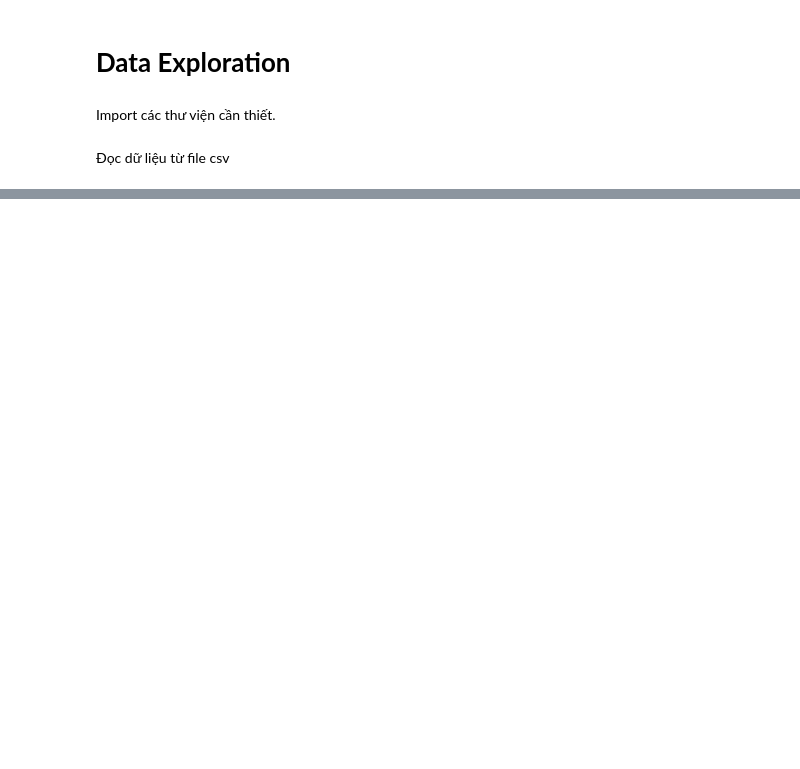
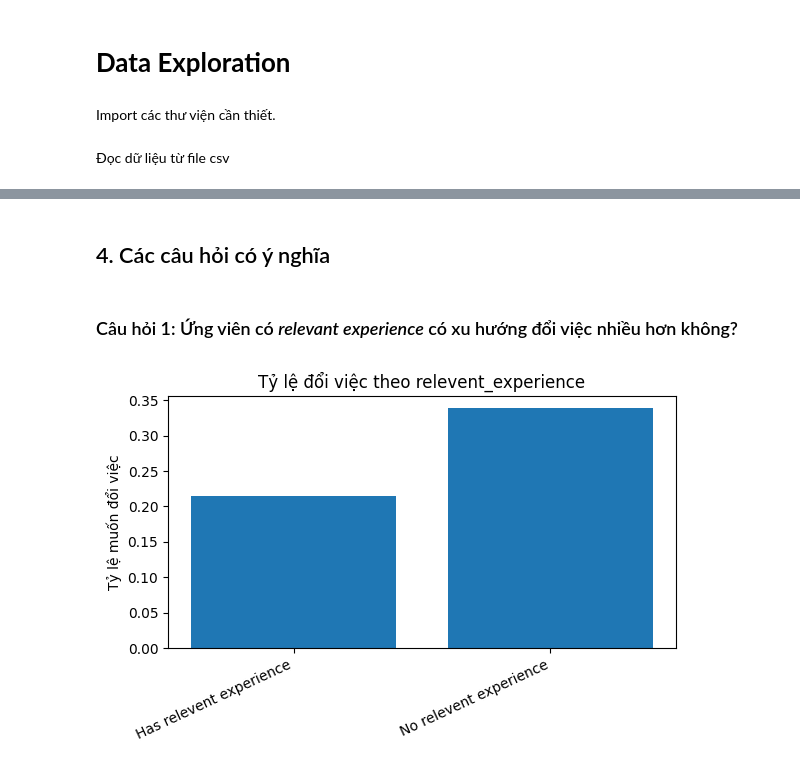
Before and after one commit to CrisNam77/jobchange-datascientists-analysis, a Jupyter notebook: notebooks/01_data_exploration.ipynb, the cells around one changed output, grey strips where cells are left out. Drawn from its saved outputs; the diff is of its cells as text; code cells hidden in the pictures; blank space fills up the shorter version.

```diff
--- a/notebooks/01_data_exploration.ipynb
+++ b/notebooks/01_data_exploration.ipynb
@@ -79,0 +169,29 @@ memory usage: 2.0+ MB
+# %% [markdown]
+## 4. Các câu hỏi có ý nghĩa
+# %% [markdown]
+### Câu hỏi 1: Ứng viên có *relevant experience* có xu hướng đổi việc nhiều hơn không?
+# %%
+relex = data_aug[:, col_names_list.index("relevent_experience")]
+y = target_col
+
+uniq = np.unique(relex)
+rates = []
+counts = []
+for u in uniq:
+    mask = relex == u
+    counts.append(mask.sum())
+    if mask.sum() > 0:
+        rates.append(y[mask].mean())
+    else:
+        rates.append(0.0)
+
+x = np.arange(len(uniq))
+plt.figure(figsize=(6, 4))
+plt.bar(x, rates)
+plt.xticks(x, uniq, rotation=25, ha="right")
+plt.ylabel("Tỷ lệ muốn đổi việc")
+plt.title("Tỷ lệ đổi việc theo relevent_experience")
+plt.tight_layout()
+plt.show()
+# %% [output]
+[figure, added]
```
Also changed, not shown: parts of 38 cells of this notebook, 9 other files.
